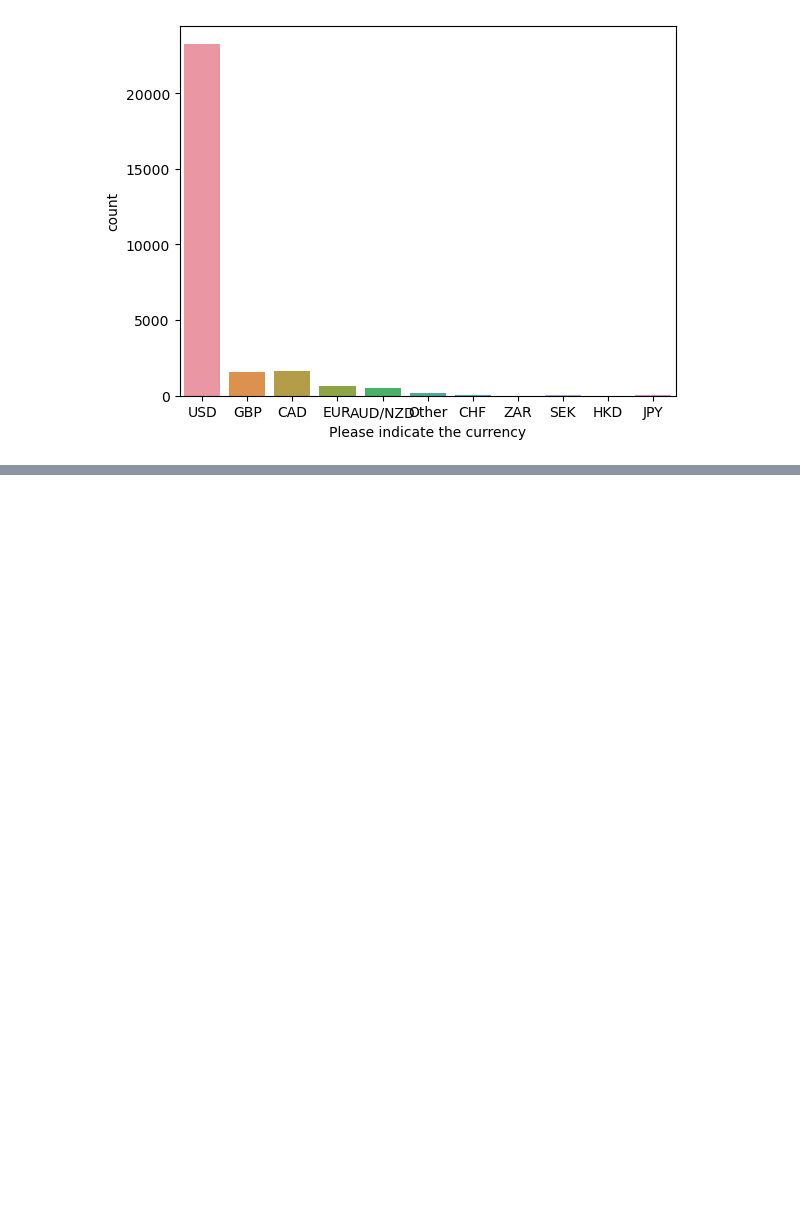
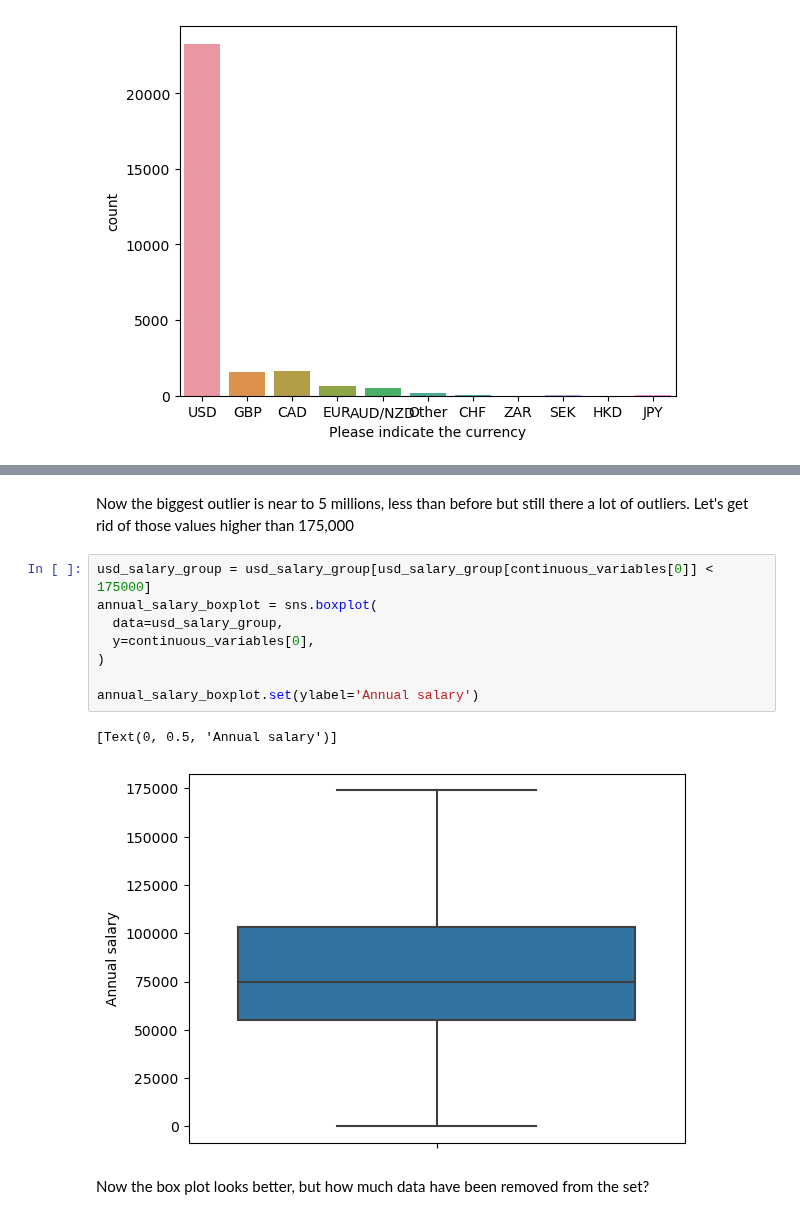
Before and after one commit to armandolezama/data-science-portfolio, a Jupyter notebook: Data_Science_Cycle/Ask_A_Manager_Salary_Survey_2021/Ask_A_Manager_Salary_Survey_2021.ipynb, the cells around one changed output, grey strips where cells are left out. Saved outputs shown, nothing was run; the diff lists cells and outputs as text; blank space fills up the shorter version.

```diff
--- a/Data_Science_Cycle/Ask_A_Manager_Salary_Survey_2021/Ask_A_Manager_Salary_Survey_2021.ipynb
+++ b/Data_Science_Cycle/Ask_A_Manager_Salary_Survey_2021/Ask_A_Manager_Salary_Survey_2021.ipynb
@@ -427,0 +453,15 @@ currency_plot.get_xticklabels()
+# %% [markdown]
+Now the biggest outlier is near to 5 millions, less than before but still there a lot of outliers. Let's get rid of those values higher than 175,000
+# %%
+usd_salary_group = usd_salary_group[usd_salary_group[continuous_variables[0]] < 175000]
+annual_salary_boxplot = sns.boxplot(
+  data=usd_salary_group,
+  y=continuous_variables[0],
+)
+
+annual_salary_boxplot.set(ylabel='Annual salary')
+# %% [output]
+[Text(0, 0.5, 'Annual salary')]
+[figure, added]
+# %% [markdown]
+Now the box plot looks better, but how much data have been removed from the set?
```
Also changed, not shown: parts of 17 cells of this notebook.
